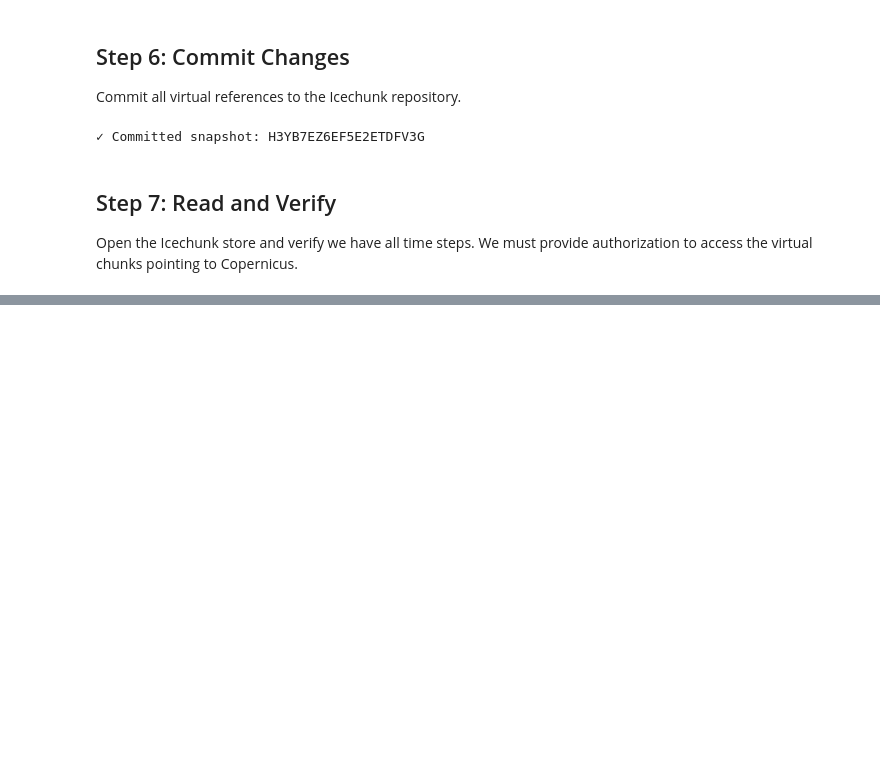
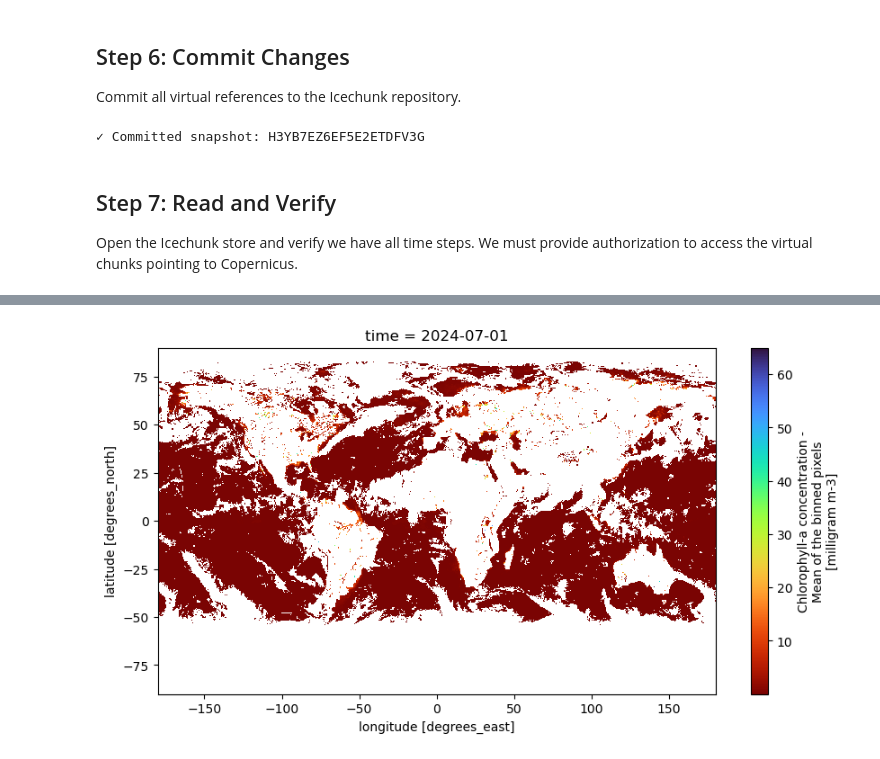
Before and after one commit to fish-pace/pace-icechunks, a Jupyter notebook: copernicus-icechunk-append.ipynb, the cells around one changed output, grey strips where cells are left out. Drawn from its saved outputs; the diff is of its cells as text; code cells hidden in the pictures; blank space fills up the shorter version.

```diff
--- a/copernicus-icechunk-append.ipynb
+++ b/copernicus-icechunk-append.ipynb
@@ -243,0 +250,4 @@ IcechunkError:   x a virtual chunk in this repository resolves to the url prefix
+# %%
+import xarray as xr
+ds = xr.open_zarr(session2.store, consolidated=False, chunks=None)
+ds
@@ -243,0 +272,15 @@ IcechunkError:   x a virtual chunk in this repository resolves to the url prefix
+# %%
+da = ds["CHL"].isel(time=0).coarsen(
+    lat=8,
+    lon=8,
+    boundary="trim",
+).mean()
+
+da.plot(
+    x="lon",
+    y="lat",
+    cmap="turbo_r",
+    figsize=(10, 5),
+);
+# %% [output]
+[figure, added]
```
Also changed, not shown: parts of 3 cells of this notebook, 1 other file.
